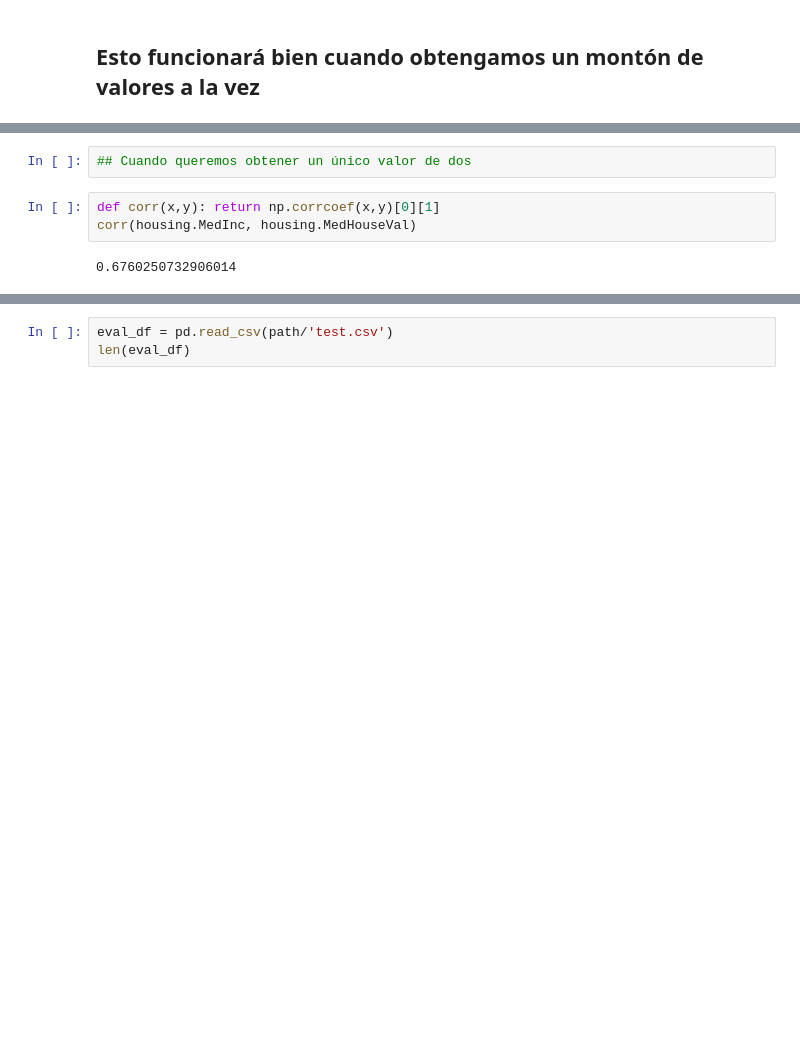
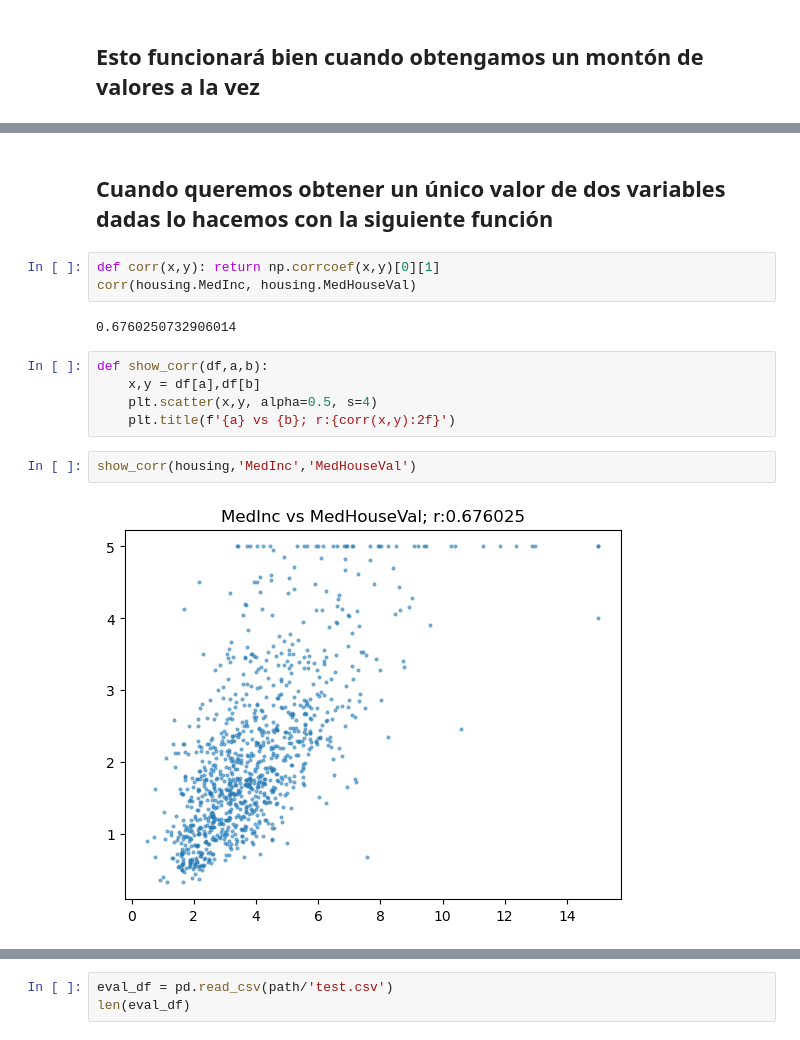
Before and after one commit to twistin/fastai-course, a Jupyter notebook: 04_Lesson/iterate-like-a-grandmaster.ipynb, the cells around one changed output, grey strips where cells are left out. Drawn from its saved outputs; the diff is of its cells as text; blank space fills up the shorter version.

```diff
--- a/04_Lesson/iterate-like-a-grandmaster.ipynb
+++ b/04_Lesson/iterate-like-a-grandmaster.ipynb
@@ -302,7 +330,16 @@ array([[1.  , 0.68],
-# %%
-## Cuando queremos obtener un único valor de dos
+# %% [markdown]
+## Cuando queremos obtener un único valor de dos variables dadas lo hacemos con la siguiente función
 # %%
 def corr(x,y): return np.corrcoef(x,y)[0][1]
 corr(housing.MedInc, housing.MedHouseVal)
 # %% [output]
 0.6760250732906014
+# %%
+def show_corr(df,a,b):
+    x,y = df[a],df[b]
+    plt.scatter(x,y, alpha=0.5, s=4)
+    plt.title(f'{a} vs {b}; r:{corr(x,y):2f}')
+# %%
+show_corr(housing,'MedInc','MedHouseVal')
+# %% [output]
+[figure, added]
```
Also changed, not shown: parts of 20 cells of this notebook.
